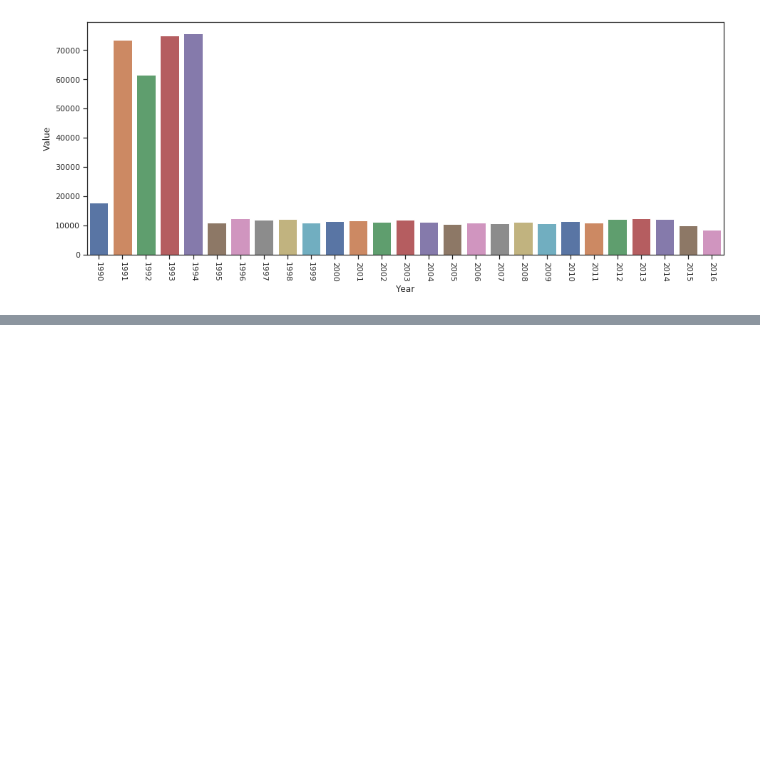
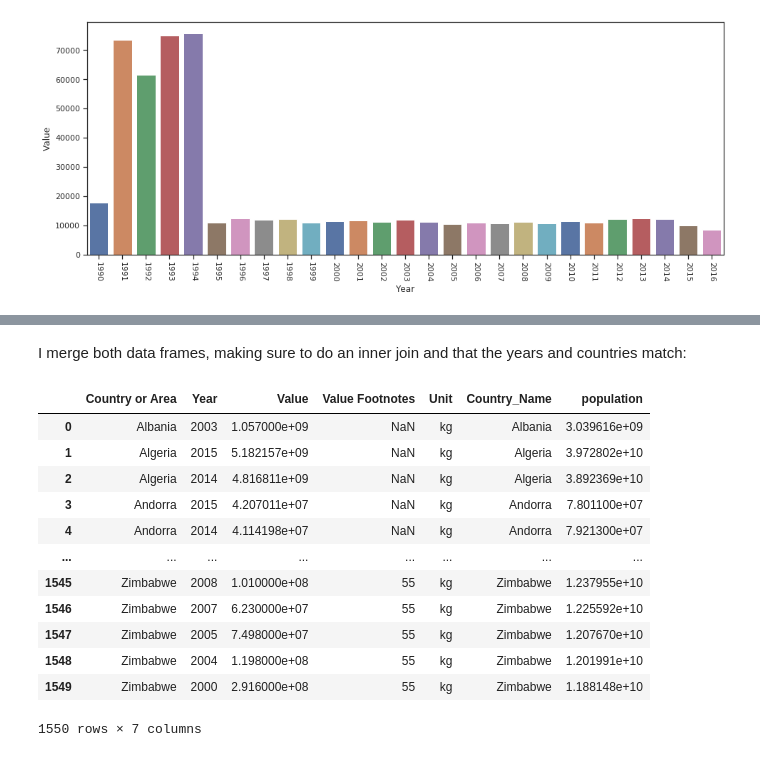
Before and after one commit to DJAxel/ads-b-challenge, a Jupyter notebook: notebooks/UNdata_Total_amount_of_municipal_waste_collected_worldwide_1990-2016.ipynb, the cells around one changed output, grey strips where cells are left out. Saved outputs shown, nothing was run; the diff lists cells and outputs as text; code cells hidden in the pictures; blank space fills up the shorter version.

```diff
--- a/notebooks/UNdata_Total_amount_of_municipal_waste_collected_worldwide_1990-2016.ipynb
+++ b/notebooks/UNdata_Total_amount_of_municipal_waste_collected_worldwide_1990-2016.ipynb
@@ -49,0 +46,3 @@ For a moment I thought that I could solve this by just leaving these four years
+# %%
+wp = pd.read_csv('../data/world_population_altered.csv', delimiter=';')
+wp.head()
@@ -49,0 +110,19 @@ For a moment I thought that I could solve this by just leaving these four years
+# %% [markdown]
+I merge both data frames, making sure to do an inner join and that the years and countries match:
+# %%
+df_pop = pd.merge(df, wp_melted, how='inner', left_on=['Year', 'Country or Area'], right_on=['Year', 'Country_Name'])
+df_pop #preview df_pop
+# %% [output]
+|  | Country or Area | Year | Value | Value Footnotes | Unit | Country_Name | population |
+| 0 | Albania | 2003 | 1.057000e+09 | NaN | kg | Albania | 3.039616e+09 |
+| 1 | Algeria | 2015 | 5.182157e+09 | NaN | kg | Algeria | 3.972802e+10 |
+| 2 | Algeria | 2014 | 4.816811e+09 | NaN | kg | Algeria | 3.892369e+10 |
+| 3 | Andorra | 2015 | 4.207011e+07 | NaN | kg | Andorra | 7.801100e+07 |
+| 4 | Andorra | 2014 | 4.114198e+07 | NaN | kg | Andorra | 7.921300e+07 |
+| ... | ... | ... | ... | ... | ... | ... | ... |
+| 1545 | Zimbabwe | 2008 | 1.010000e+08 | 55 | kg | Zimbabwe | 1.237955e+10 |
+| 1546 | Zimbabwe | 2007 | 6.230000e+07 | 55 | kg | Zimbabwe | 1.225592e+10 |
+| 1547 | Zimbabwe | 2005 | 7.498000e+07 | 55 | kg | Zimbabwe | 1.207670e+10 |
+| 1548 | Zimbabwe | 2004 | 1.198000e+08 | 55 | kg | Zimbabwe | 1.201991e+10 |
+| 1549 | Zimbabwe | 2000 | 2.916000e+08 | 55 | kg | Zimbabwe | 1.188148e+10 |
+1550 rows × 7 columns
```
Also changed, not shown: parts of 14 cells of this notebook, 1 other file.
